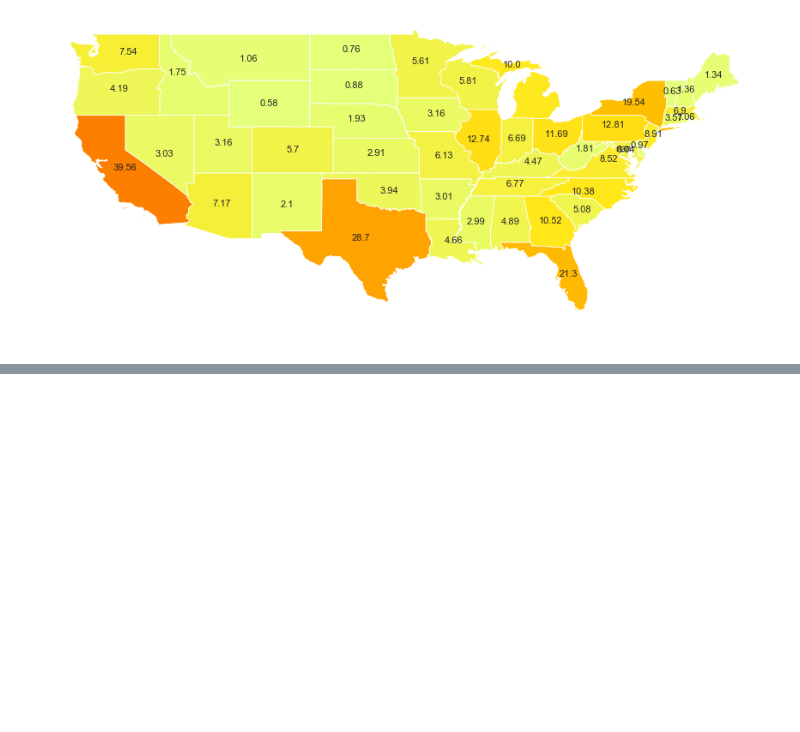
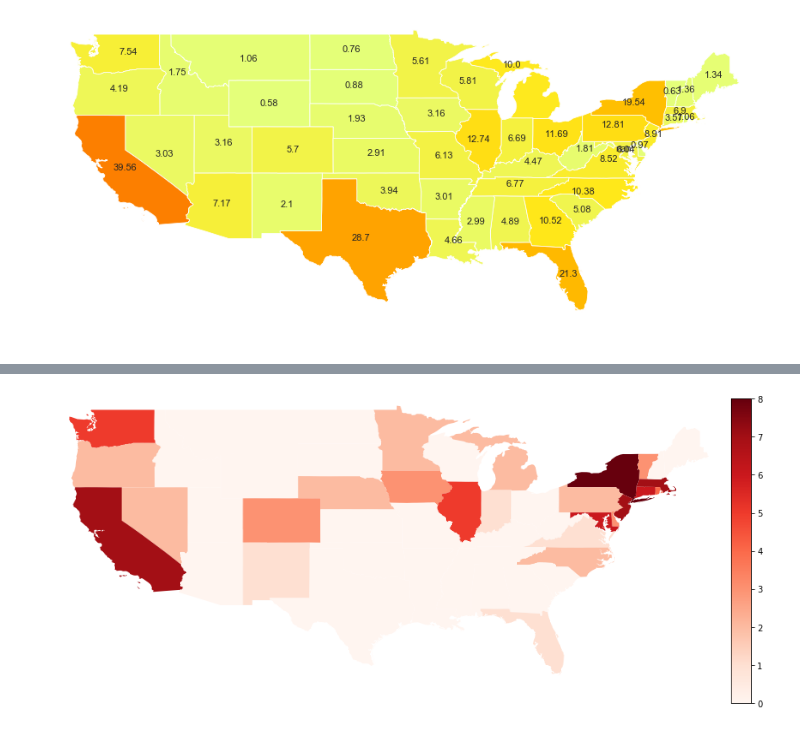
Before and after one commit to annabeck/Gun_Violence_E19, a Jupyter notebook: 02 US Maps.ipynb, the cells around one changed output, grey strips where cells are left out. Drawn from its saved outputs; the diff is of its cells as text; code cells hidden in the pictures; blank space fills up the shorter version.

```diff
--- a/02 US Maps.ipynb
+++ b/02 US Maps.ipynb
@@ -309,0 +344,4 @@ fig_pop.savefig("population_map.pdf", bbox_inches='tight')
+# %%
+fig_law
+# %% [output]
+[figure, added]
```
Also changed, not shown: parts of 7 cells of this notebook, 2 other files.
